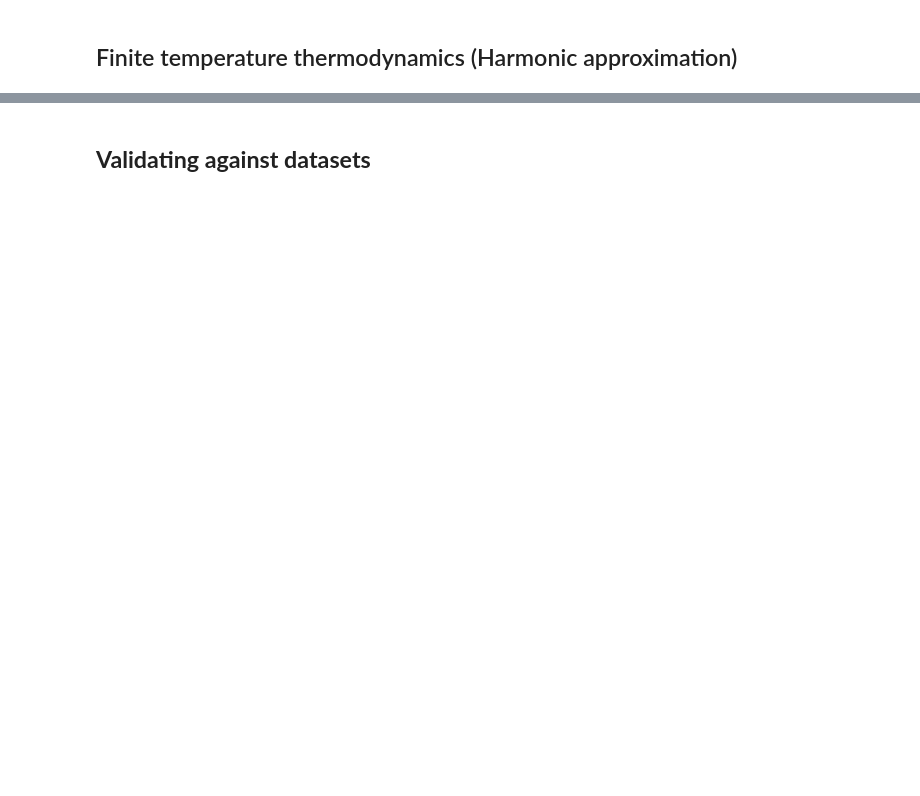
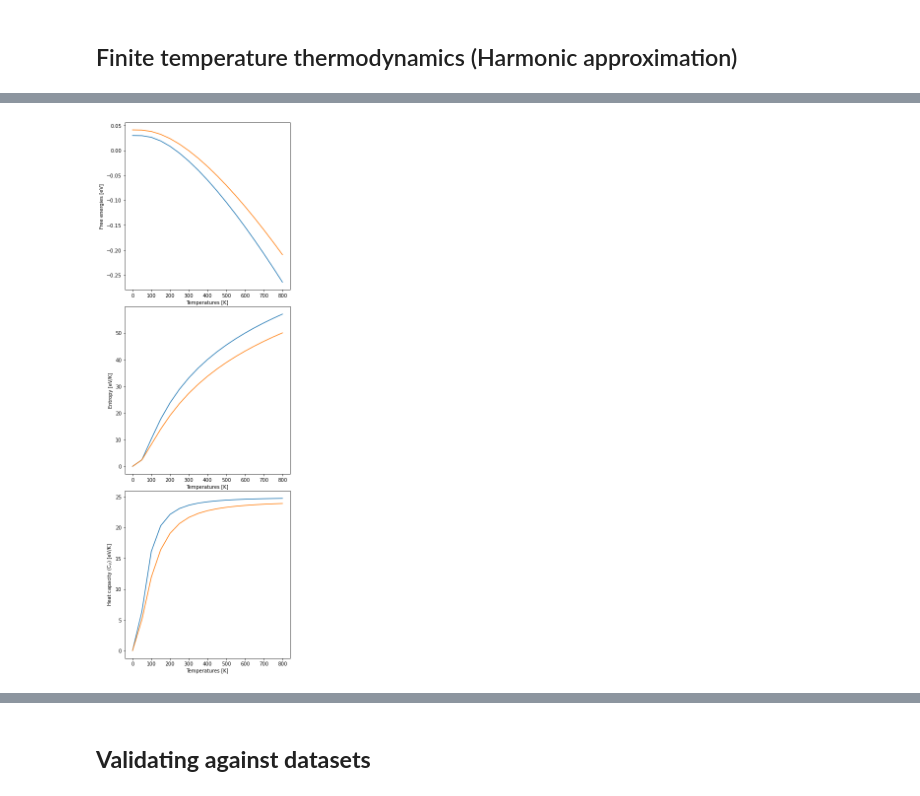
Before and after one commit to pyiron-workshop/potentials-workshop-2021, a Jupyter notebook: day_3/ex_01_validation.ipynb, the cells around one changed output, grey strips where cells are left out. Saved outputs shown, nothing was run; the diff lists cells and outputs as text; code cells hidden in the pictures; blank space fills up the shorter version.

```diff
--- a/day_3/ex_01_validation.ipynb
+++ b/day_3/ex_01_validation.ipynb
@@ -314,29 +336,29 @@ pr
 # %%
-fig, ax_list = plt.subplots(ncols=len(potential_list), nrows=3, sharey="row", sharex="row")
-fig.set_figwidth(20)
-fig.set_figheight(12)
+fig, ax_list = plt.subplots(ncols=1, nrows=3, sharex="row")
+#fig.set_figwidth(20)
+fig.set_figheight(20)
 
 
 for i, pot in enumerate(potential_list):
     group_name = clean_project_name(pot)
-    ax = ax_list[0][i]
-    ax.set_title(pot)
     phonopy_job = pr[group_name+"/phonopy_job"]
     thermo = phonopy_job.get_thermal_properties(t_min=0, t_max=800)
 
-    ax = ax_list[0][i]
+    ax = ax_list[0]
     ax.plot(thermo.temperatures, thermo.free_energies)
     ax.set_xlabel("Temperatures [K]")
     ax.set_ylabel("Free energies [eV]")
 
-    ax = ax_list[1][i]
+    ax = ax_list[1]
     ax.plot(thermo.temperatures, thermo.entropy)
     ax.set_xlabel("Temperatures [K]")
     ax.set_ylabel("Entropy [eV/K]")
 
-    ax = ax_list[2][i]
+    ax = ax_list[2]
     ax.plot(thermo.temperatures, thermo.cv)
     ax.set_xlabel("Temperatures [K]")
     ax.set_ylabel("Heat capacity (C$_\mathrm{V}$) [eV/K]")
 
-fig.subplots_adjust(wspace=0.05, hspace=0.3);
+fig.subplots_adjust(hspace=0.1);
+# %% [output]
+[figure, added]
```
Also changed, not shown: parts of 28 cells of this notebook.
